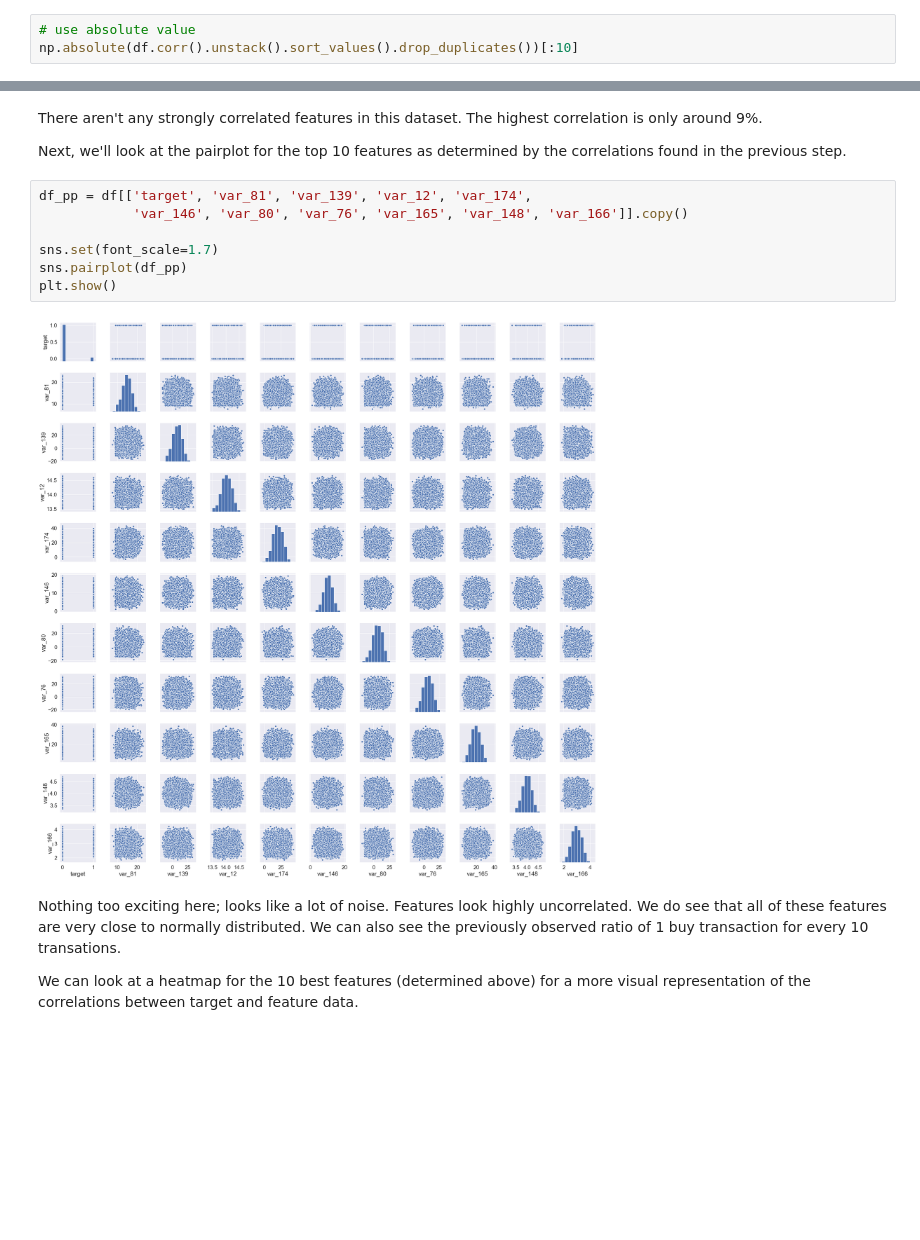
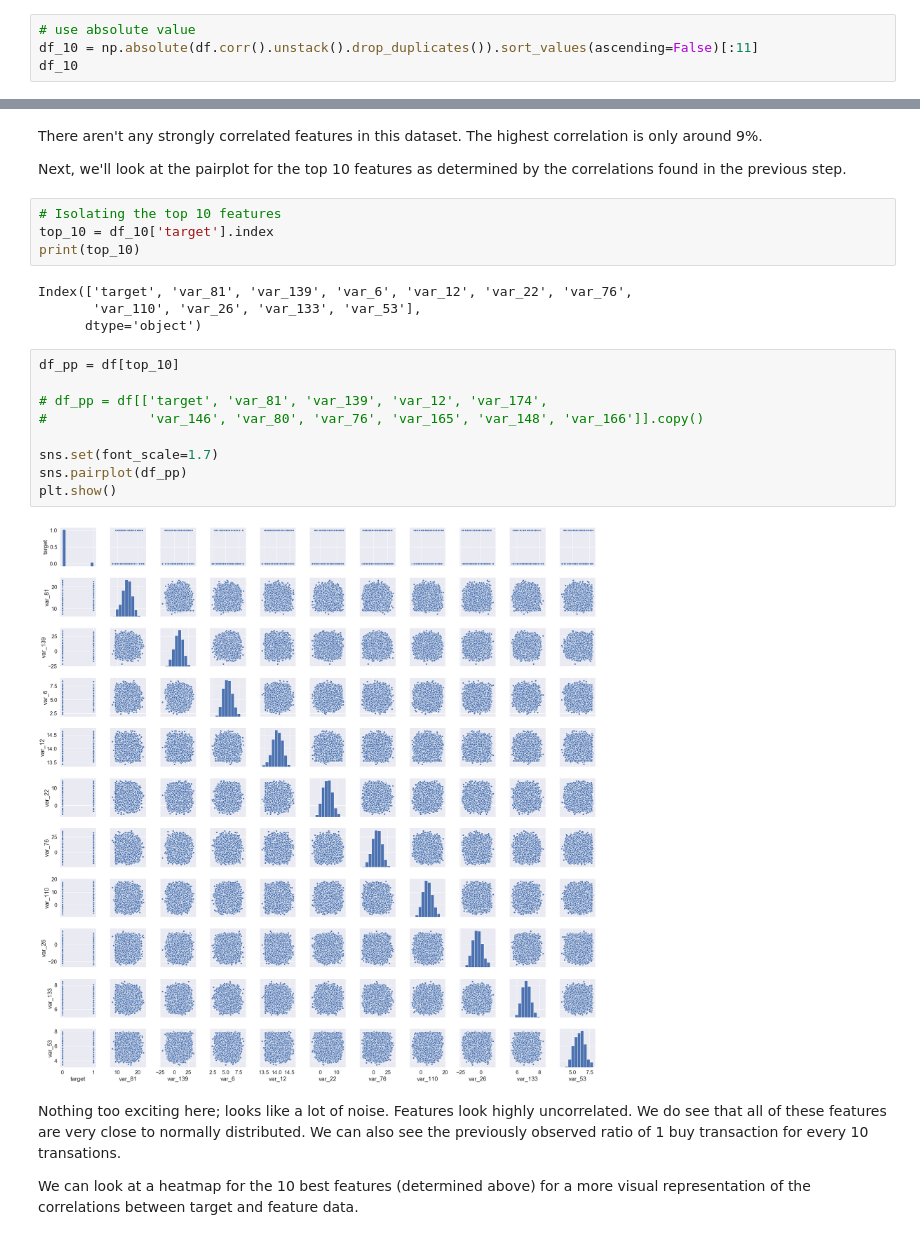
Before and after one commit to etterfred/Thinkful, a Jupyter notebook: Santander - extra_tree.ipynb, the cells around one changed output, grey strips where cells are left out. Cells and saved outputs as stored; diff of their text form; blank space fills up the shorter version.

```diff
--- a/Santander - extra_tree.ipynb
+++ b/Santander - extra_tree.ipynb
@@ -120,5 +120,6 @@ At this point our data looks clean and ready to start exploring in more detail t
 First, let's look at the correlation between the target and the features.
 # %%
 # use absolute value
-np.absolute(df.corr().unstack().sort_values().drop_duplicates())[:10]
+df_10 = np.absolute(df.corr().unstack().drop_duplicates()).sort_values(ascending=False)[:11]
+df_10
 # %% [output]
@@ -138,15 +140,25 @@ There aren't any strongly correlated features in this dataset.  The highest corr
 
 
 Next, we'll look at the pairplot for the top 10 features as determined by the correlations found in the previous step.
+# %%
+# Isolating the top 10 features
+top_10 = df_10['target'].index
+print(top_10)
+# %% [output]
+Index(['target', 'var_81', 'var_139', 'var_6', 'var_12', 'var_22', 'var_76',
+       'var_110', 'var_26', 'var_133', 'var_53'],
+      dtype='object')
 # %%
-df_pp = df[['target', 'var_81', 'var_139', 'var_12', 'var_174',
-            'var_146', 'var_80', 'var_76', 'var_165', 'var_148', 'var_166']].copy()
+df_pp = df[top_10]
+
+# df_pp = df[['target', 'var_81', 'var_139', 'var_12', 'var_174',
+#             'var_146', 'var_80', 'var_76', 'var_165', 'var_148', 'var_166']].copy()
 
 sns.set(font_scale=1.7)
 sns.pairplot(df_pp)
 plt.show()
 # %% [output]
-[figure, old version]
+[figure, new version]
 # %% [markdown]
 Nothing too exciting here; looks like a lot of noise.  Features look highly uncorrelated.  We do see that all of these features are very close to normally distributed.  We can also see the previously observed ratio of 1 buy transaction for every 10 transations.
 
```
Also changed, not shown: parts of 51 cells of this notebook.
